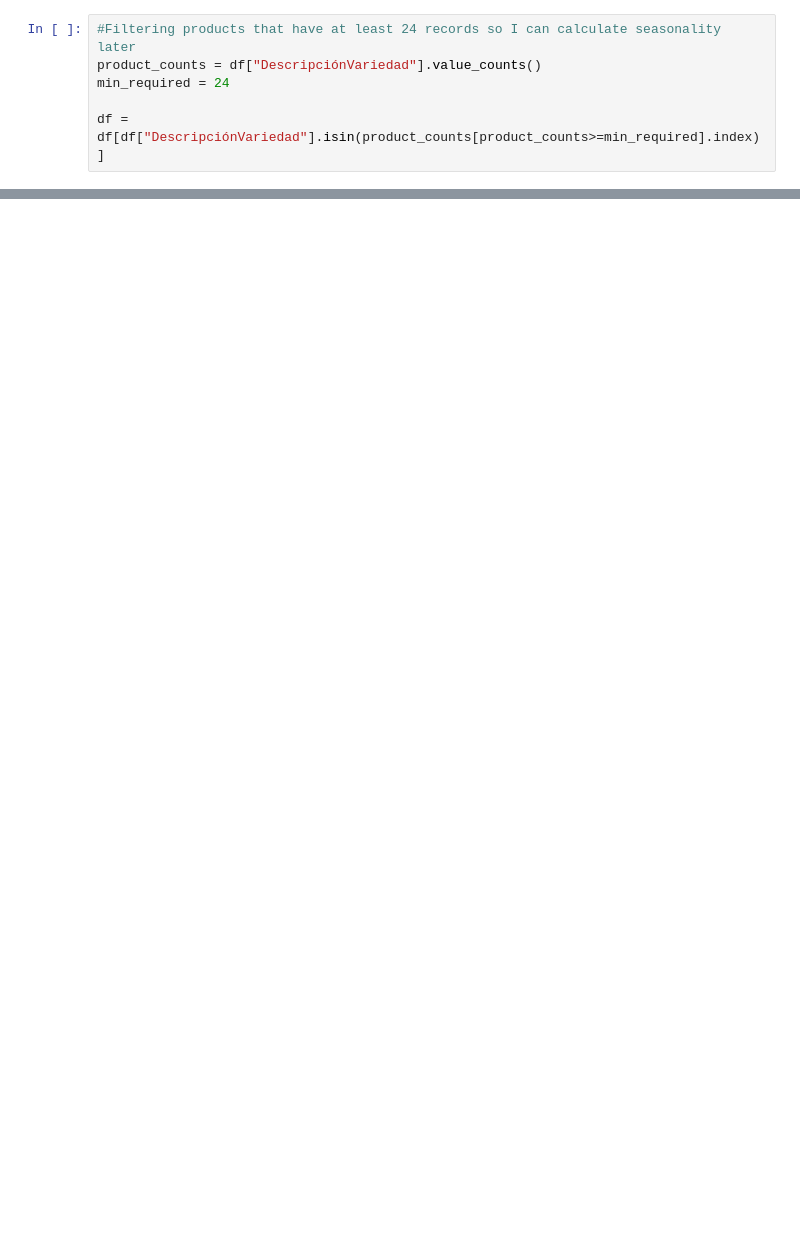
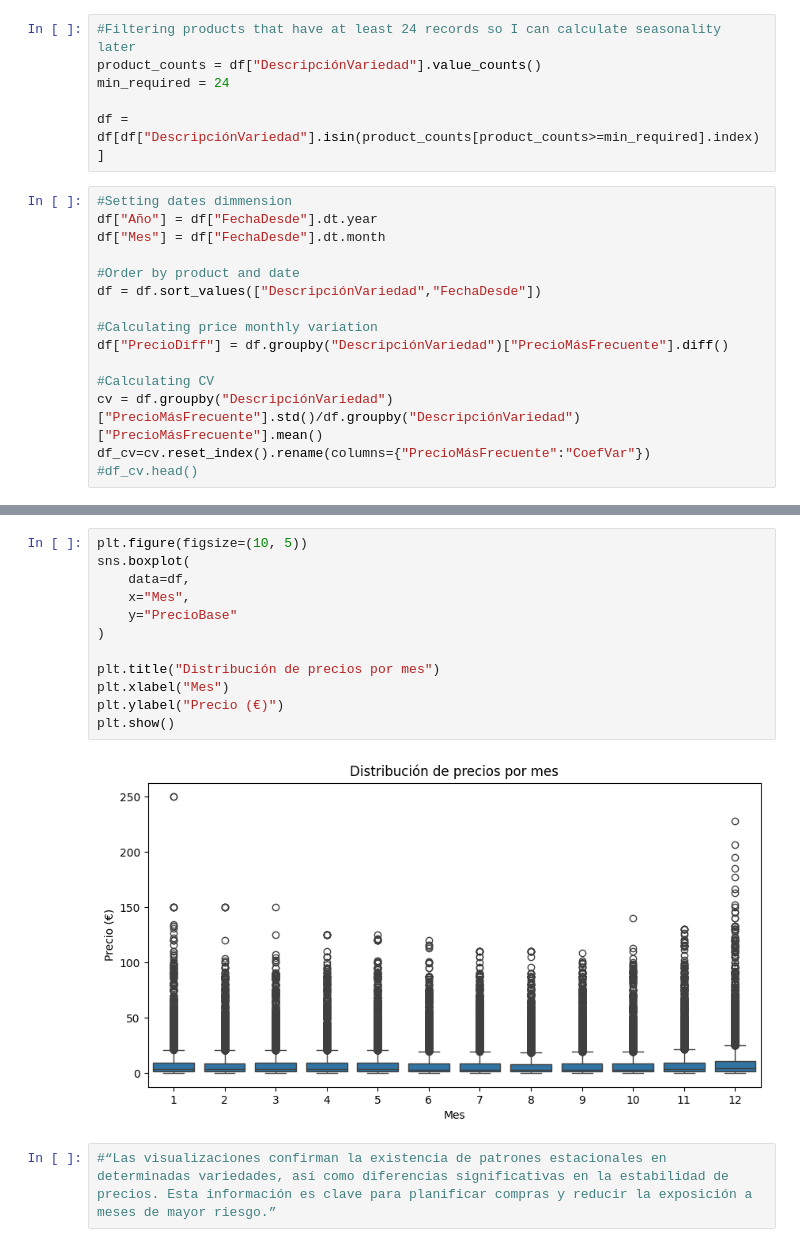
Before and after one commit to AllanVCh/mercamadrid-price-analysis, a Jupyter notebook: notebooks/01_data_cleaning.ipynb, the cells around one changed output, grey strips where cells are left out. Saved outputs shown, nothing was run; the diff lists cells and outputs as text; blank space fills up the shorter version.

```diff
--- a/notebooks/01_data_cleaning.ipynb
+++ b/notebooks/01_data_cleaning.ipynb
@@ -123,3 +126,18 @@ product_counts = df["DescripciónVariedad"].value_counts()
 min_required = 24
 
 df = df[df["DescripciónVariedad"].isin(product_counts[product_counts>=min_required].index)]
+# %%
+#Setting dates dimmension
+df["Año"] = df["FechaDesde"].dt.year
+df["Mes"] = df["FechaDesde"].dt.month
+
+#Order by product and date
+df = df.sort_values(["DescripciónVariedad","FechaDesde"])
+
+#Calculating price monthly variation
+df["PrecioDiff"] = df.groupby("DescripciónVariedad")["PrecioMásFrecuente"].diff()
+
+#Calculating CV
+cv = df.groupby("DescripciónVariedad")["PrecioMásFrecuente"].std()/df.groupby("DescripciónVariedad")["PrecioMásFrecuente"].mean()
+df_cv=cv.reset_index().rename(columns={"PrecioMásFrecuente":"CoefVar"})
+#df_cv.head()
@@ -125,0 +274,16 @@ df = df[df["DescripciónVariedad"].isin(product_counts[product_counts>=min_requi
+# %%
+plt.figure(figsize=(10, 5))
+sns.boxplot(
+    data=df,
+    x="Mes",
+    y="PrecioBase"
+)
+
+plt.title("Distribución de precios por mes")
+plt.xlabel("Mes")
+plt.ylabel("Precio (€)")
+plt.show()
+# %% [output]
+[figure, added]
+# %%
+#“Las visualizaciones confirman la existencia de patrones estacionales en determinadas variedades, así como diferencias significativas en la estabilidad de precios. Esta información es clave para planificar compras y reducir la exposición a meses de mayor riesgo.”
```
Also changed, not shown: parts of 14 cells of this notebook.
